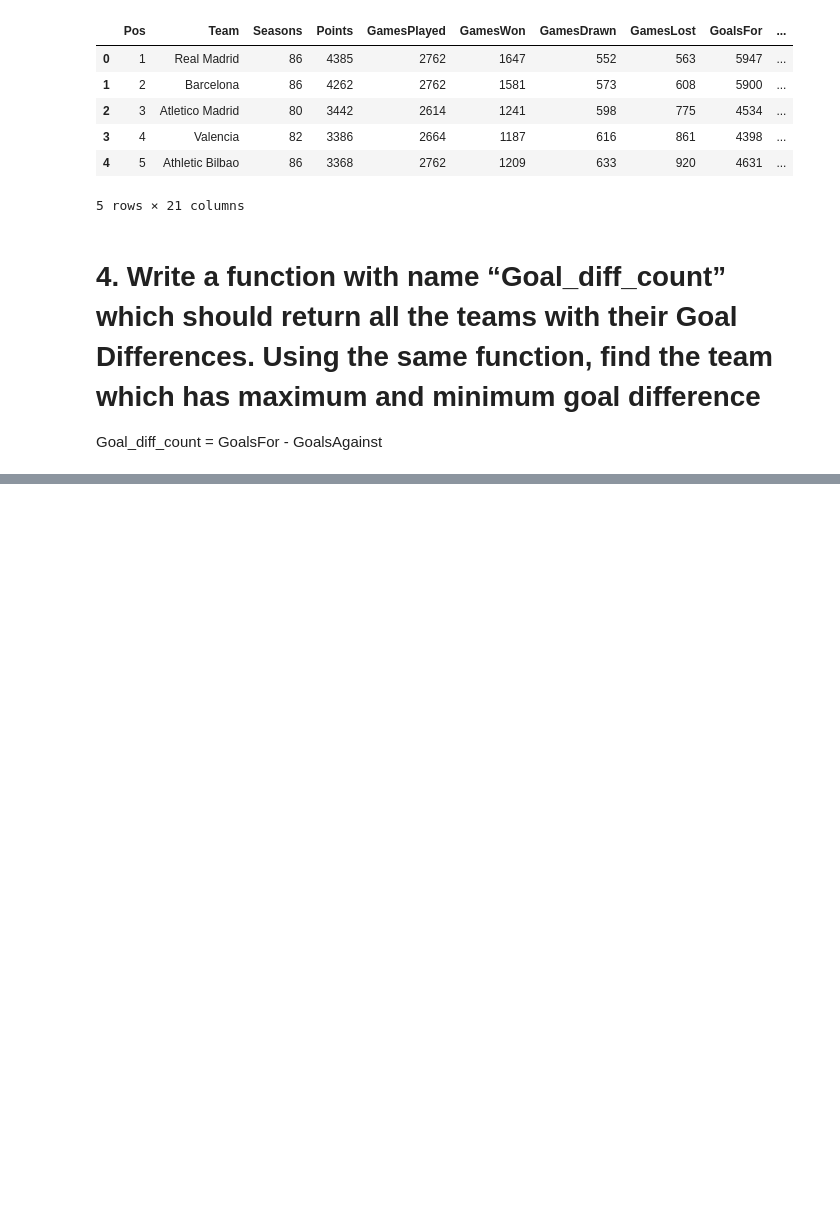
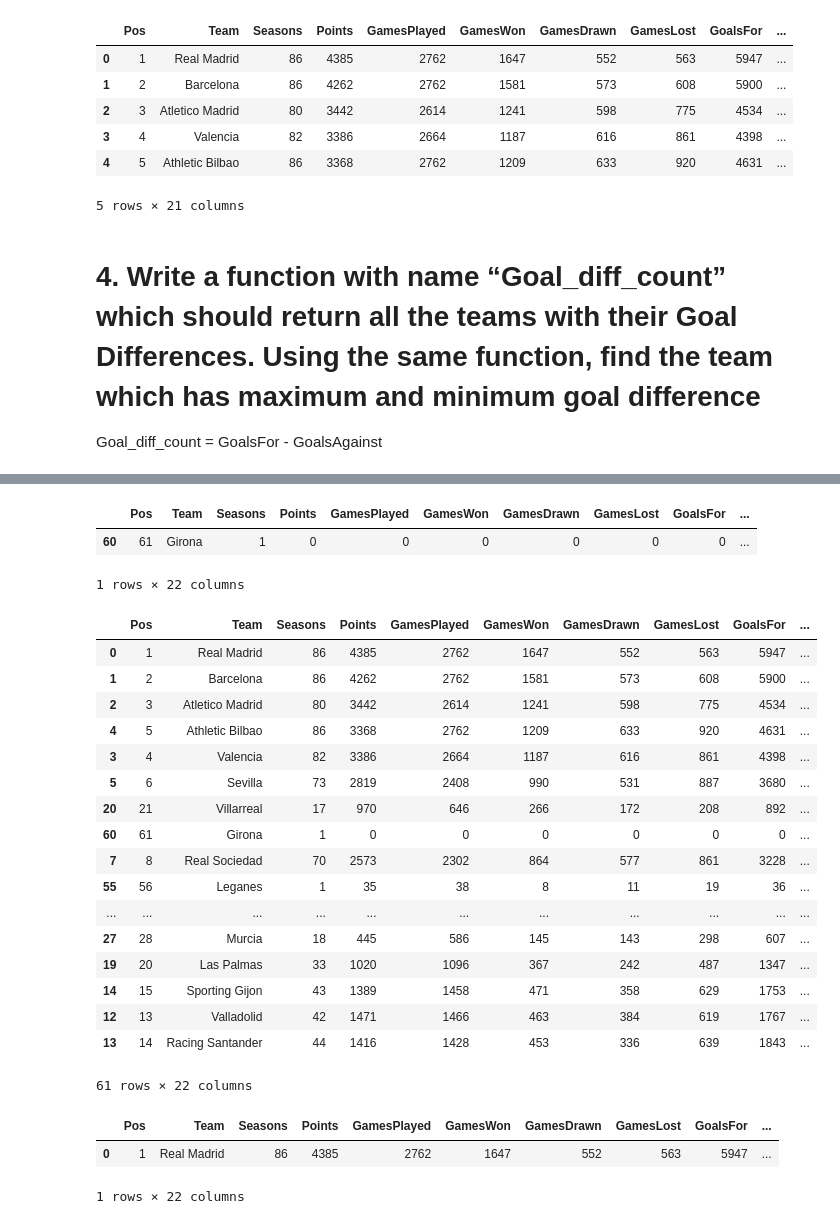
Before and after one commit to GreatLearningAIML1/aiml-ml-hyd-nov-18-batch-kk0202418, a Jupyter notebook: Statistics_External_Lab.ipynb, the cells around one changed output, grey strips where cells are left out. Drawn from its saved outputs; the diff is of its cells as text; code cells hidden in the pictures; blank space fills up the shorter version.

```diff
--- a/Statistics_External_Lab.ipynb
+++ b/Statistics_External_Lab.ipynb
@@ -141,3 +141,7 @@ data.head(5)
 # 4. Write a function with name “Goal_diff_count” which should return all the teams with their Goal Differences. Using the same function, find the team which has maximum and minimum goal difference
 
 Goal_diff_count = GoalsFor - GoalsAgainst
+# %%
+data.GoalsFor=data.GoalsFor.astype('int')
+data.GoalsAgainst=data.GoalsAgainst.astype('int')
+data.dtypes
@@ -143,0 +191,34 @@ Goal_diff_count = GoalsFor - GoalsAgainst
+# %%
+data.tail(1)
+# %% [output]
+|  | Pos | Team | Seasons | Points | GamesPlayed | GamesWon | GamesDrawn | GamesLost | GoalsFor | ... |
+| 60 | 61 | Girona | 1 | 0 | 0 | 0 | 0 | 0 | 0 | ... |
+1 rows × 22 columns
+# %%
+data.sort_values('Goal difference',ascending=False)
+# %% [output]
+|  | Pos | Team | Seasons | Points | GamesPlayed | GamesWon | GamesDrawn | GamesLost | GoalsFor | ... |
+| 0 | 1 | Real Madrid | 86 | 4385 | 2762 | 1647 | 552 | 563 | 5947 | ... |
+| 1 | 2 | Barcelona | 86 | 4262 | 2762 | 1581 | 573 | 608 | 5900 | ... |
+| 2 | 3 | Atletico Madrid | 80 | 3442 | 2614 | 1241 | 598 | 775 | 4534 | ... |
+| 4 | 5 | Athletic Bilbao | 86 | 3368 | 2762 | 1209 | 633 | 920 | 4631 | ... |
+| 3 | 4 | Valencia | 82 | 3386 | 2664 | 1187 | 616 | 861 | 4398 | ... |
+| 5 | 6 | Sevilla | 73 | 2819 | 2408 | 990 | 531 | 887 | 3680 | ... |
+| 20 | 21 | Villarreal | 17 | 970 | 646 | 266 | 172 | 208 | 892 | ... |
+| 60 | 61 | Girona | 1 | 0 | 0 | 0 | 0 | 0 | 0 | ... |
+| 7 | 8 | Real Sociedad | 70 | 2573 | 2302 | 864 | 577 | 861 | 3228 | ... |
+| 55 | 56 | Leganes | 1 | 35 | 38 | 8 | 11 | 19 | 36 | ... |
+| ... | ... | ... | ... | ... | ... | ... | ... | ... | ... | ... |
+| 27 | 28 | Murcia | 18 | 445 | 586 | 145 | 143 | 298 | 607 | ... |
+| 19 | 20 | Las Palmas | 33 | 1020 | 1096 | 367 | 242 | 487 | 1347 | ... |
+| 14 | 15 | Sporting Gijon | 43 | 1389 | 1458 | 471 | 358 | 629 | 1753 | ... |
+| 12 | 13 | Valladolid | 42 | 1471 | 1466 | 463 | 384 | 619 | 1767 | ... |
+| 13 | 14 | Racing Santander | 44 | 1416 | 1428 | 453 | 336 | 639 | 1843 | ... |
+61 rows × 22 columns
+# %%
+data.tail(1)
+data.head(1)
+# %% [output]
+|  | Pos | Team | Seasons | Points | GamesPlayed | GamesWon | GamesDrawn | GamesLost | GoalsFor | ... |
+| 0 | 1 | Real Madrid | 86 | 4385 | 2762 | 1647 | 552 | 563 | 5947 | ... |
+1 rows × 22 columns
```
Also changed, not shown: parts of 2 cells of this notebook.
